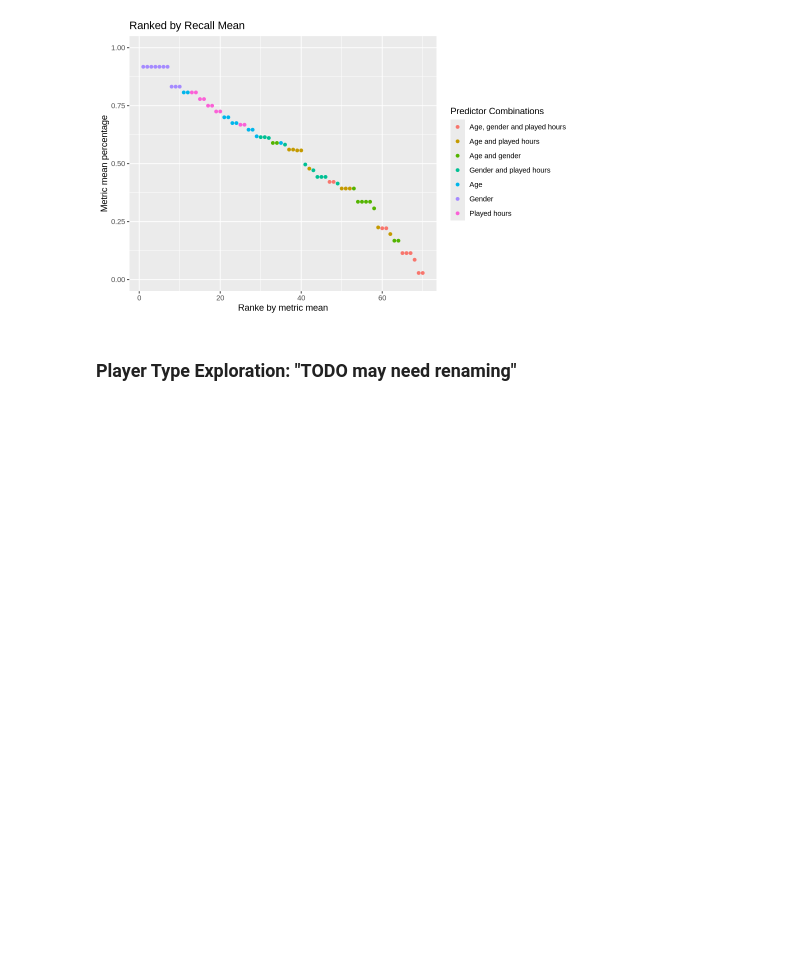
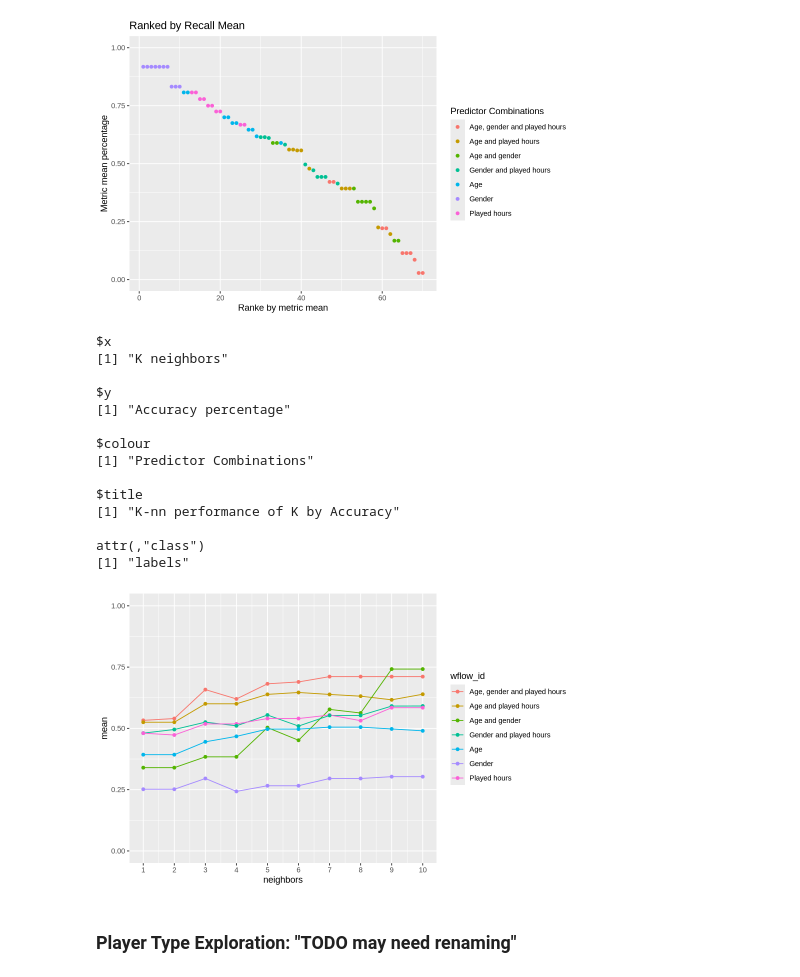
Before and after one commit to FabianoGLentini/player-subscription-ml, a Jupyter notebook: Project_Report.ipynb, the cells around one changed output. Saved outputs shown, nothing was run; the diff lists cells and outputs as text; code cells hidden in the pictures; blank space fills up the shorter version.

Commit message:
Add: graph line to show k performance

```diff
--- a/Project_Report.ipynb
+++ b/Project_Report.ipynb
@@ -289,6 +277,37 @@ rec_met_plot
 [figure]
 # %%
 #TODO write about the result rec
+# %%
+# LINE Graph showing k performance for each recipe
+overlapped_line_acc <- ggplot(acc_met, aes(x = neighbors, y = mean, color = wflow_id)) +
+                        geom_line()+
+                        geom_point() +
+                        ylim(c(0, 1)) +
+                        scale_x_continuous(breaks = seq(0,10,1))
+                        labs(
+                            x = "K neighbors",
+                            y = "Accuracy percentage",
+                            color = "Predictor Combinations",
+                            title = "K-nn performance of K by Accuracy")
+
+
+overlapped_line_acc
+# %% [output]
+$x
+[1] "K neighbors"
+
+$y
+[1] "Accuracy percentage"
+
+$colour
+[1] "Predictor Combinations"
+
+$title
+[1] "K-nn performance of K by Accuracy"
+
+attr(,"class")
+[1] "labels"
+[figure, added]
 # %%
 # FIT MODEL:
 # slice(ten_acc_rank_result, 1)
```
Also changed, not shown: parts of 3 cells of this notebook.
